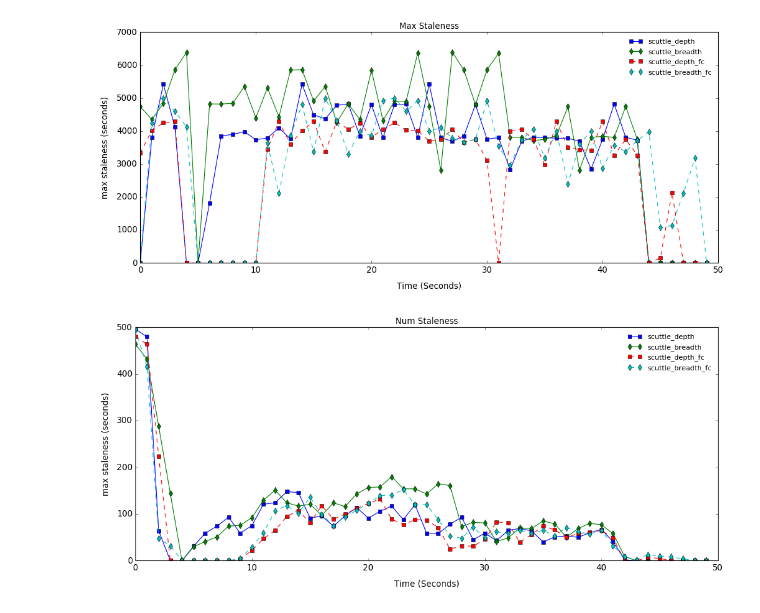
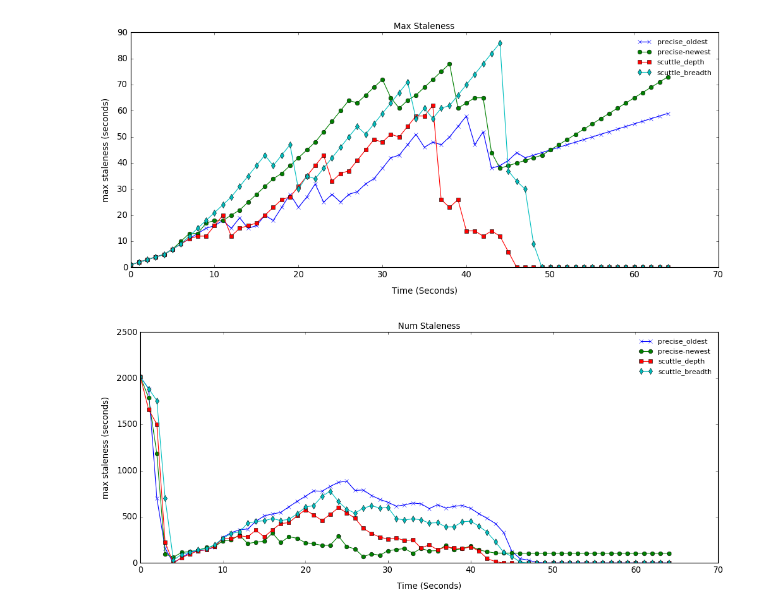
Before and after one commit to ElDivinCodino/Anti-entropy-epidemic-protocol, a Jupyter notebook: src/plot/plot_notebook.ipynb, the cells around one changed output. Saved outputs shown, nothing was run; the diff lists cells and outputs as text; code cells hidden in the pictures.

```diff
--- a/src/plot/plot_notebook.ipynb
+++ b/src/plot/plot_notebook.ipynb
@@ -2,14 +2,14 @@
 import numpy as np
 import matplotlib.pyplot as plt
 # %%
-# precise_oldest = np.genfromtxt('../../logs/precise_oldest/observer.txt', delimiter=' ')
-# precise_newest = np.genfromtxt('../../logs/precise_newest/observer.txt', delimiter=' ')
+precise_oldest = np.genfromtxt('../../logs/precise_oldest/observer.txt', delimiter=' ')
+precise_newest = np.genfromtxt('../../logs/precise_newest/observer.txt', delimiter=' ')
 scuttle_depth = np.genfromtxt('../../logs/scuttle_depth/observer.txt', delimiter=' ')
 scuttle_breadth = np.genfromtxt('../../logs/scuttle_breadth/observer.txt', delimiter=' ')
 # precise_oldest_fc = np.genfromtxt('../../logs/precise_oldest_fc/observer.txt', delimiter=' ')
-precise_newest_fc = np.genfromtxt('../../logs/precise_newest_fc/observer.txt', delimiter=' ')
-scuttle_depth_fc = np.genfromtxt('../../logs/scuttle_depth_fc/observer.txt', delimiter=' ')
-scuttle_breadth_fc = np.genfromtxt('../../logs/scuttle_breadth_fc/observer.txt', delimiter=' ')
+# precise_newest_fc = np.genfromtxt('../../logs/precise_newest_fc/observer.txt', delimiter=' ')
+# scuttle_depth_fc = np.genfromtxt('../../logs/scuttle_depth_fc/observer.txt', delimiter=' ')
+# scuttle_breadth_fc = np.genfromtxt('../../logs/scuttle_breadth_fc/observer.txt', delimiter=' ')
 # %%
 ts = len(scuttle_depth[0])
 # %%
@@ -53,30 +53,30 @@ def plot_thr(traces, path, x_lim=(0, 20), y_lim=(0, 3.5), dim=(15, 6), title="Fi
 # ]
 # %%
 traces = [
-#     (precise_oldest[0], list(range(0, ts)), "precise_oldest", "x", "solid"),
-#     (precise_newest[0], list(range(0, ts)), "precise-newest", "o", "solid"),
+    (precise_oldest[0], list(range(0, ts)), "precise_oldest", "x", "solid"),
+    (precise_newest[0], list(range(0, ts)), "precise-newest", "o", "solid"),
     (scuttle_depth[0], list(range(0, ts)), "scuttle_depth", "s", "solid"),
     (scuttle_breadth[0], list(range(0, ts)), "scuttle_breadth", "d", "solid"),
 #     (precise_oldest_fc[0], list(range(0, ts)), "precise_oldest_fc", "x", "dashed"),
 #     (precise_newest_fc[0], list(range(0, ts)), "precise-newest_fc", "o", "dashed"),
-    (scuttle_depth_fc[0], list(range(0, ts)), "scuttle_depth_fc", "s", "dashed"),
-    (scuttle_breadth_fc[0], list(range(0, ts)), "scuttle_breadth_fc", "d", "dashed")
+#     (scuttle_depth_fc[0], list(range(0, ts)), "scuttle_depth_fc", "s", "dashed"),
+#     (scuttle_breadth_fc[0], list(range(0, ts)), "scuttle_breadth_fc", "d", "dashed")
 ]
 plot_thr(traces, path="./max_staleness.pdf", x_lim=(0, ts), title="Max Staleness")
 # %% [output]
-[figure, old version]
+[figure, new version]
 # %%
 traces = [
-#     (precise_oldest[1], list(range(0, ts)), "precise_oldest", "x", "solid"),
-#     (precise_newest[1], list(range(0, ts)), "precise-newest", "o", "solid"),
+    (precise_oldest[1], list(range(0, ts)), "precise_oldest", "x", "solid"),
+    (precise_newest[1], list(range(0, ts)), "precise-newest", "o", "solid"),
     (scuttle_depth[1], list(range(0, ts)), "scuttle_depth", "s", "solid"),
     (scuttle_breadth[1], list(range(0, ts)), "scuttle_breadth", "d", "solid"),
 #     (precise_oldest_fc[1], list(range(0, ts)), "precise_oldest_fc", "x", "dashed"),
 #     (precise_newest_fc[1], list(range(0, ts)), "precise-newest_fc", "o", "dashed"),
-    (scuttle_depth_fc[1], list(range(0, ts)), "scuttle_depth_fc", "s", "dashed"),
-    (scuttle_breadth_fc[1], list(range(0, ts)), "scuttle_breadth_fc", "d", "dashed")
+#     (scuttle_depth_fc[1], list(range(0, ts)), "scuttle_depth_fc", "s", "dashed"),
+#     (scuttle_breadth_fc[1], list(range(0, ts)), "scuttle_breadth_fc", "d", "dashed")
 ]
 plot_thr(traces, path="./num_staleness.pdf", x_lim=(0, ts), title="Num Staleness")
 # %% [output]
-[figure, old version]
+[figure, new version]
 # %%
```
Also changed, not shown: parts of 1 cell of this notebook, 3 other files.
